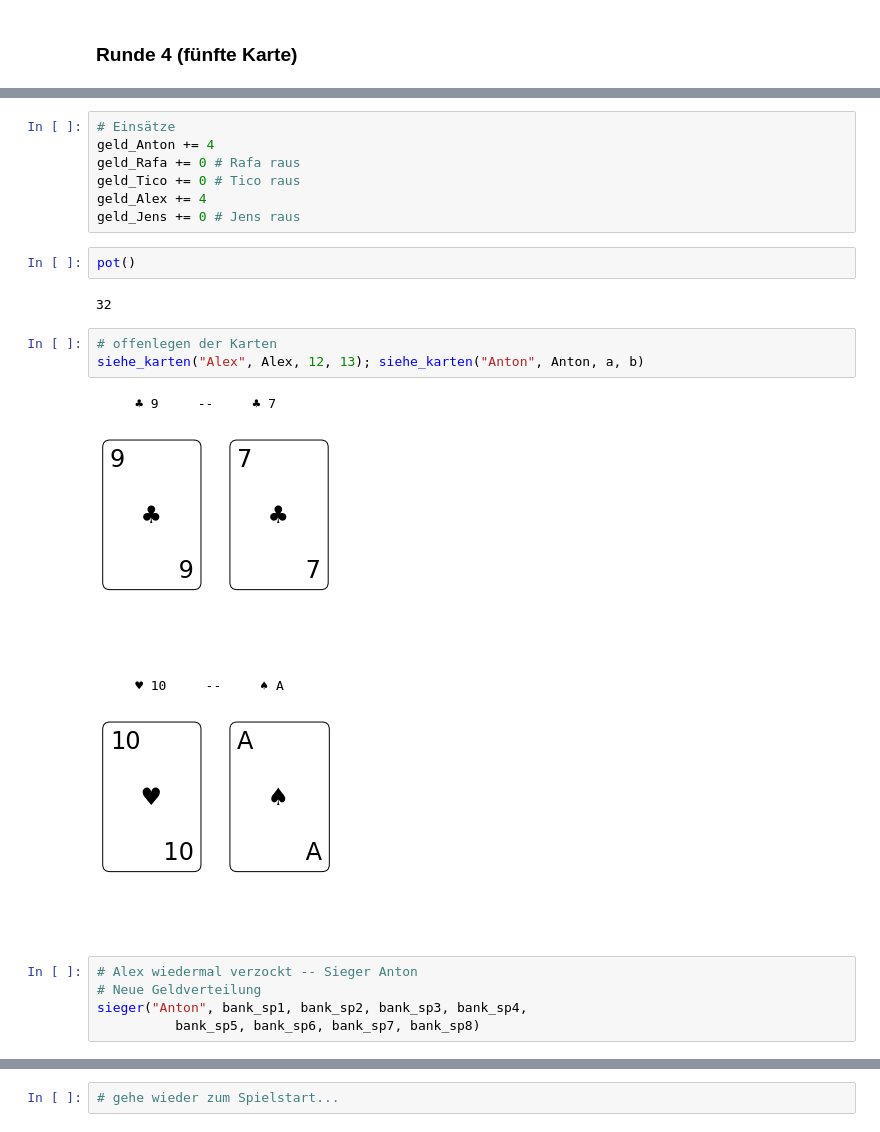
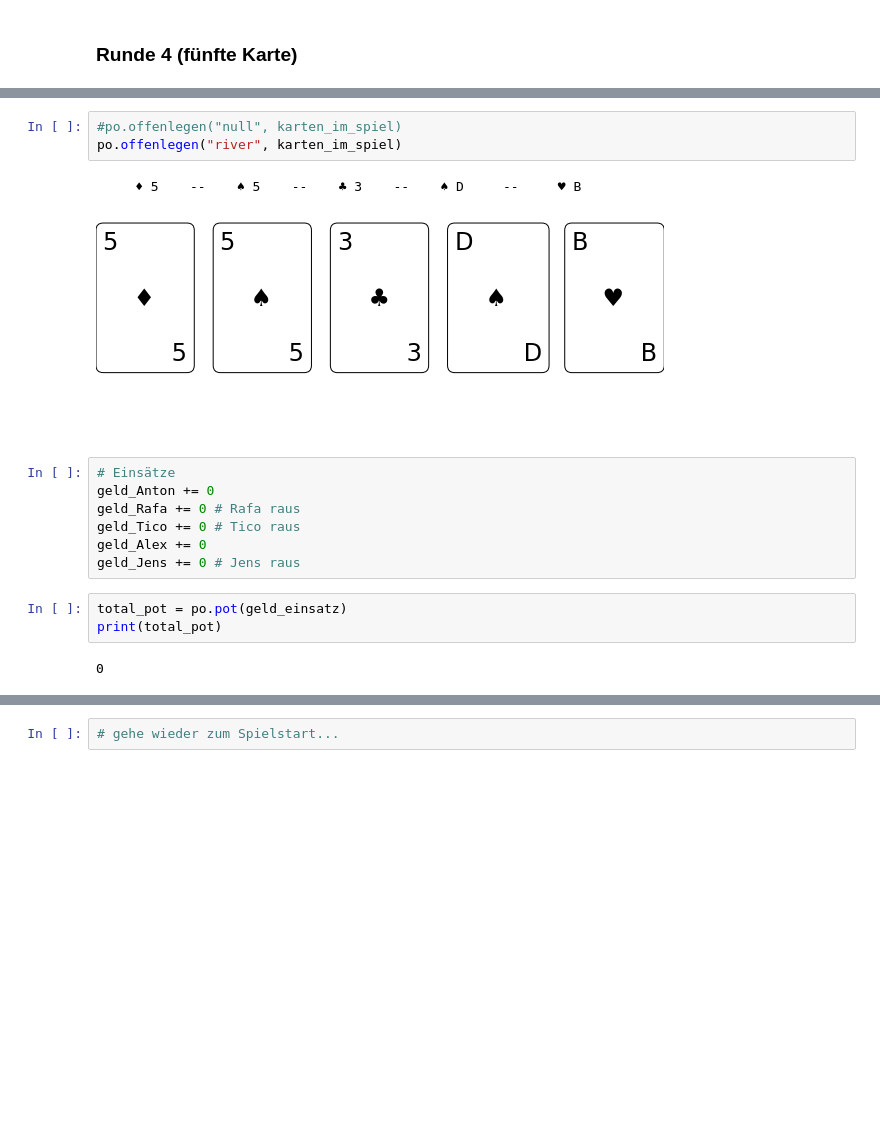
Before and after one commit to JENScoding/Lets-play-poker, a Jupyter notebook: Poker_game_dealer.ipynb, the cells around one changed output, grey strips where cells are left out. Cells and saved outputs as stored; diff of their text form; blank space fills up the shorter version.

```diff
--- a/Poker_game_dealer.ipynb
+++ b/Poker_game_dealer.ipynb
@@ -182,24 +195,18 @@ offenlegen("river")
+# %%
+#po.offenlegen("null", karten_im_spiel)
+po.offenlegen("river", karten_im_spiel)
+# %% [output]
+     ♦ 5    --    ♠ 5    --    ♣ 3    --    ♠ D     --     ♥ B
+[figure, added]
 # %%
 # Einsätze
-geld_Anton += 4
+geld_Anton += 0
 geld_Rafa += 0 # Rafa raus
 geld_Tico += 0 # Tico raus
-geld_Alex += 4
+geld_Alex += 0
 geld_Jens += 0 # Jens raus
-# %%
-pot()
-# %% [output]
-32
-# %%
-# offenlegen der Karten
-siehe_karten("Alex", Alex, 12, 13); siehe_karten("Anton", Anton, a, b)
-# %% [output]
-     ♣ 9     --     ♣ 7
-[figure, removed]
-     ♥ 10     --     ♠ A
-[figure, removed]
-# %%
-# Alex wiedermal verzockt -- Sieger Anton
-# Neue Geldverteilung
-sieger("Anton", bank_sp1, bank_sp2, bank_sp3, bank_sp4,
-          bank_sp5, bank_sp6, bank_sp7, bank_sp8)
+# %%
+total_pot = po.pot(geld_einsatz)
+print(total_pot)
+# %% [output]
+0
```
Also changed, not shown: parts of 26 cells of this notebook, 2 other files.
